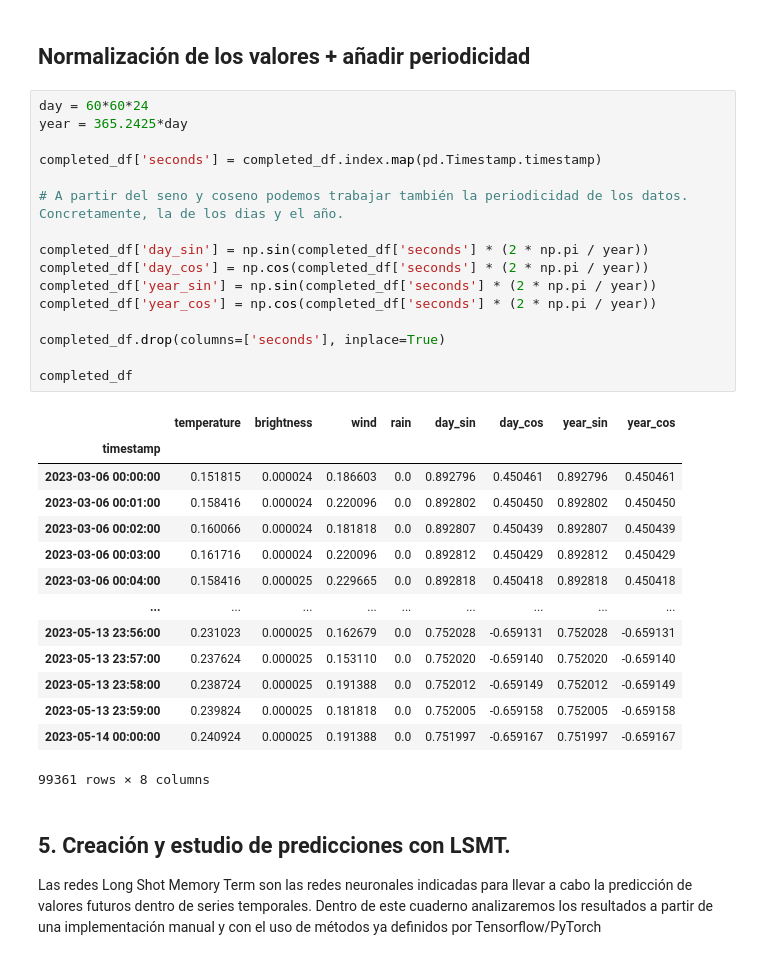
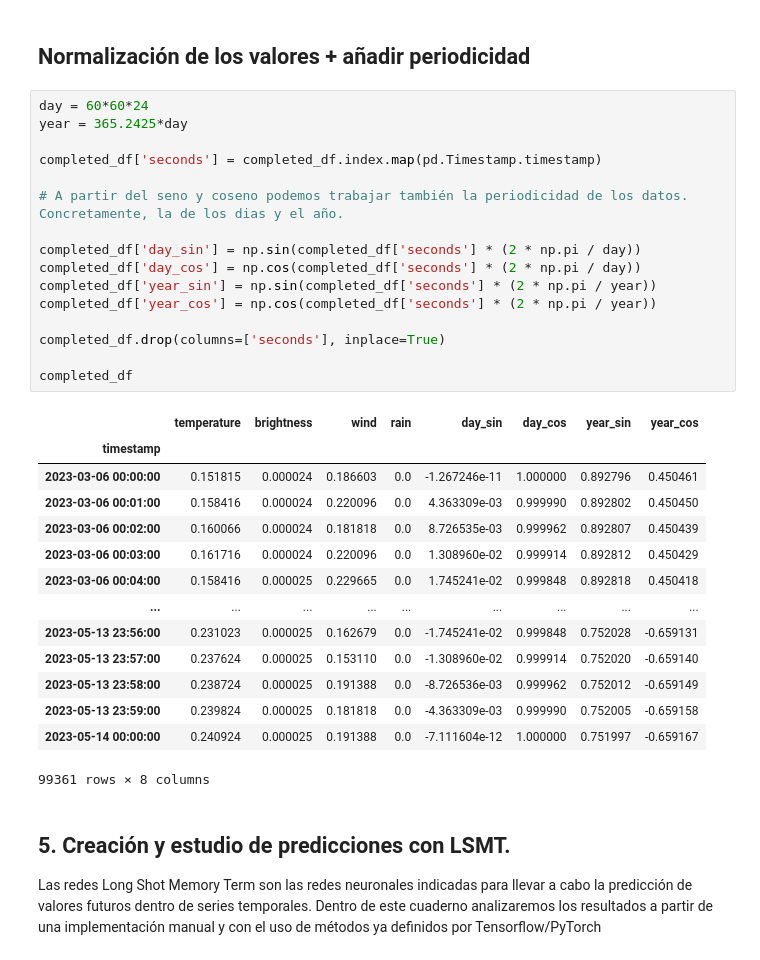
Before and after one commit to icastellsg/TimeSeriesForecastingIA, a Jupyter notebook: model_training/Suntracer.ipynb, the cells around one changed output. Saved outputs shown, nothing was run; the diff lists cells and outputs as text.

```diff
--- a/model_training/Suntracer.ipynb
+++ b/model_training/Suntracer.ipynb
@@ -287,33 +287,33 @@ completed_df
 # %%
 day = 60*60*24
 year = 365.2425*day
 
 completed_df['seconds'] = completed_df.index.map(pd.Timestamp.timestamp)
 
 # A partir del seno y coseno podemos trabajar también la periodicidad de los datos. Concretamente, la de los dias y el año.
 
-completed_df['day_sin'] = np.sin(completed_df['seconds'] * (2 * np.pi / year))
-completed_df['day_cos'] = np.cos(completed_df['seconds'] * (2 * np.pi / year))
+completed_df['day_sin'] = np.sin(completed_df['seconds'] * (2 * np.pi / day))
+completed_df['day_cos'] = np.cos(completed_df['seconds'] * (2 * np.pi / day))
 completed_df['year_sin'] = np.sin(completed_df['seconds'] * (2 * np.pi / year))
 completed_df['year_cos'] = np.cos(completed_df['seconds'] * (2 * np.pi / year))
 
 completed_df.drop(columns=['seconds'], inplace=True)
 
 completed_df
 # %% [output]
 |  | temperature | brightness | wind | rain | day_sin | day_cos | year_sin | year_cos |
 | timestamp |  |  |  |  |  |  |  |  |
-| 2023-03-06 00:00:00 | 0.151815 | 0.000024 | 0.186603 | 0.0 | 0.892796 | 0.450461 | 0.892796 | 0.450461 |
-| 2023-03-06 00:01:00 | 0.158416 | 0.000024 | 0.220096 | 0.0 | 0.892802 | 0.450450 | 0.892802 | 0.450450 |
-| 2023-03-06 00:02:00 | 0.160066 | 0.000024 | 0.181818 | 0.0 | 0.892807 | 0.450439 | 0.892807 | 0.450439 |
-| 2023-03-06 00:03:00 | 0.161716 | 0.000024 | 0.220096 | 0.0 | 0.892812 | 0.450429 | 0.892812 | 0.450429 |
-| 2023-03-06 00:04:00 | 0.158416 | 0.000025 | 0.229665 | 0.0 | 0.892818 | 0.450418 | 0.892818 | 0.450418 |
+| 2023-03-06 00:00:00 | 0.151815 | 0.000024 | 0.186603 | 0.0 | -1.267246e-11 | 1.000000 | 0.892796 | 0.450461 |
+| 2023-03-06 00:01:00 | 0.158416 | 0.000024 | 0.220096 | 0.0 | 4.363309e-03 | 0.999990 | 0.892802 | 0.450450 |
+| 2023-03-06 00:02:00 | 0.160066 | 0.000024 | 0.181818 | 0.0 | 8.726535e-03 | 0.999962 | 0.892807 | 0.450439 |
+| 2023-03-06 00:03:00 | 0.161716 | 0.000024 | 0.220096 | 0.0 | 1.308960e-02 | 0.999914 | 0.892812 | 0.450429 |
+| 2023-03-06 00:04:00 | 0.158416 | 0.000025 | 0.229665 | 0.0 | 1.745241e-02 | 0.999848 | 0.892818 | 0.450418 |
 | ... | ... | ... | ... | ... | ... | ... | ... | ... |
-| 2023-05-13 23:56:00 | 0.231023 | 0.000025 | 0.162679 | 0.0 | 0.752028 | -0.659131 | 0.752028 | -0.659131 |
-| 2023-05-13 23:57:00 | 0.237624 | 0.000025 | 0.153110 | 0.0 | 0.752020 | -0.659140 | 0.752020 | -0.659140 |
-| 2023-05-13 23:58:00 | 0.238724 | 0.000025 | 0.191388 | 0.0 | 0.752012 | -0.659149 | 0.752012 | -0.659149 |
-| 2023-05-13 23:59:00 | 0.239824 | 0.000025 | 0.181818 | 0.0 | 0.752005 | -0.659158 | 0.752005 | -0.659158 |
-| 2023-05-14 00:00:00 | 0.240924 | 0.000025 | 0.191388 | 0.0 | 0.751997 | -0.659167 | 0.751997 | -0.659167 |
+| 2023-05-13 23:56:00 | 0.231023 | 0.000025 | 0.162679 | 0.0 | -1.745241e-02 | 0.999848 | 0.752028 | -0.659131 |
+| 2023-05-13 23:57:00 | 0.237624 | 0.000025 | 0.153110 | 0.0 | -1.308960e-02 | 0.999914 | 0.752020 | -0.659140 |
+| 2023-05-13 23:58:00 | 0.238724 | 0.000025 | 0.191388 | 0.0 | -8.726536e-03 | 0.999962 | 0.752012 | -0.659149 |
+| 2023-05-13 23:59:00 | 0.239824 | 0.000025 | 0.181818 | 0.0 | -4.363309e-03 | 0.999990 | 0.752005 | -0.659158 |
+| 2023-05-14 00:00:00 | 0.240924 | 0.000025 | 0.191388 | 0.0 | -7.111604e-12 | 1.000000 | 0.751997 | -0.659167 |
 99361 rows × 8 columns
 # %% [markdown]
 ## 5. Creación y estudio de predicciones con LSMT.
```
Also changed, not shown: parts of 9 cells of this notebook, 14 other files.
